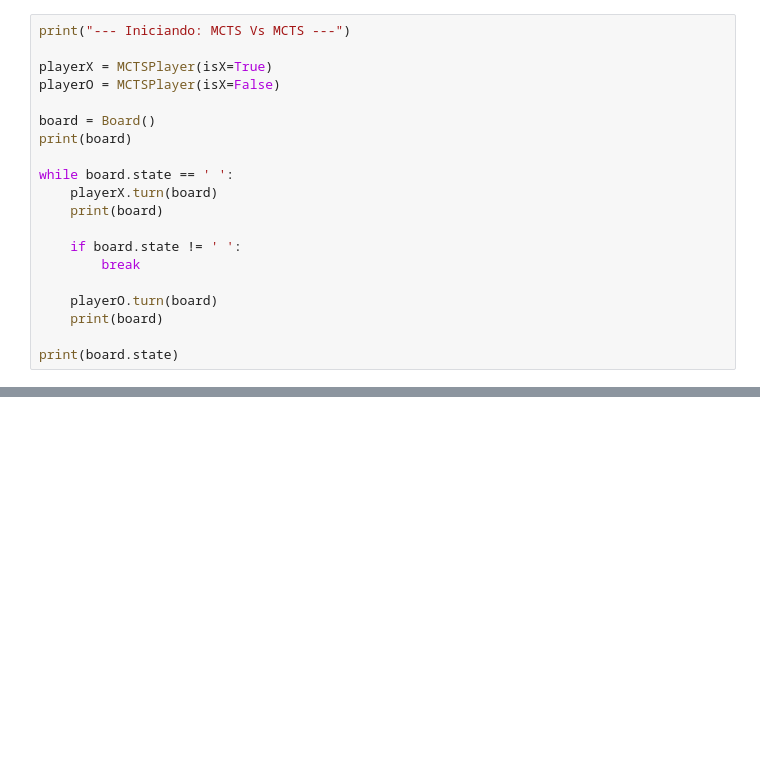
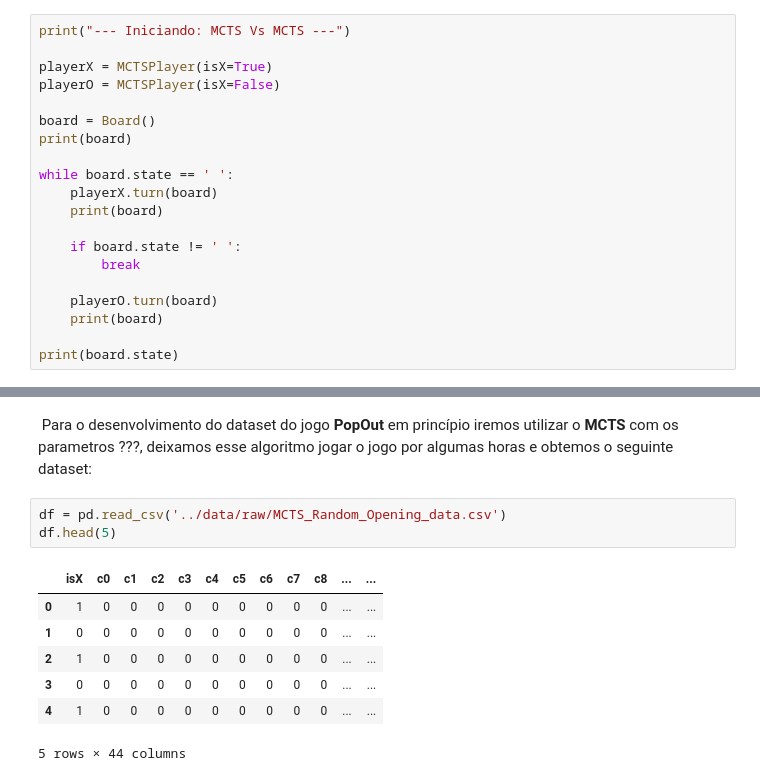
Before and after one commit to amandacalu/IA-2526-Project, a Jupyter notebook: notebooks/rafael.ipynb, the cells around one changed output, grey strips where cells are left out. Cells and saved outputs as stored; diff of their text form; blank space fills up the shorter version.

Commit message:
começo da explicação do dataset

```diff
--- a/notebooks/rafael.ipynb
+++ b/notebooks/rafael.ipynb
@@ -377,0 +461,13 @@ print("Dataset salvo!")
+# %% [markdown]
+&nbsp;Para o desenvolvimento do dataset do jogo **PopOut** em princípio iremos utilizar o **MCTS** com os parametros ???, deixamos esse algoritmo jogar o jogo por algumas horas e obtemos o seguinte dataset:
+# %%
+df = pd.read_csv('../data/raw/MCTS_Random_Opening_data.csv')
+df.head(5)
+# %% [output]
+|  | isX | c0 | c1 | c2 | c3 | c4 | c5 | c6 | c7 | c8 | ... | ... |
+| 0 | 1 | 0 | 0 | 0 | 0 | 0 | 0 | 0 | 0 | 0 | ... | ... |
+| 1 | 0 | 0 | 0 | 0 | 0 | 0 | 0 | 0 | 0 | 0 | ... | ... |
+| 2 | 1 | 0 | 0 | 0 | 0 | 0 | 0 | 0 | 0 | 0 | ... | ... |
+| 3 | 0 | 0 | 0 | 0 | 0 | 0 | 0 | 0 | 0 | 0 | ... | ... |
+| 4 | 1 | 0 | 0 | 0 | 0 | 0 | 0 | 0 | 0 | 0 | ... | ... |
+5 rows × 44 columns
```
Also changed, not shown: parts of 5 cells of this notebook.
